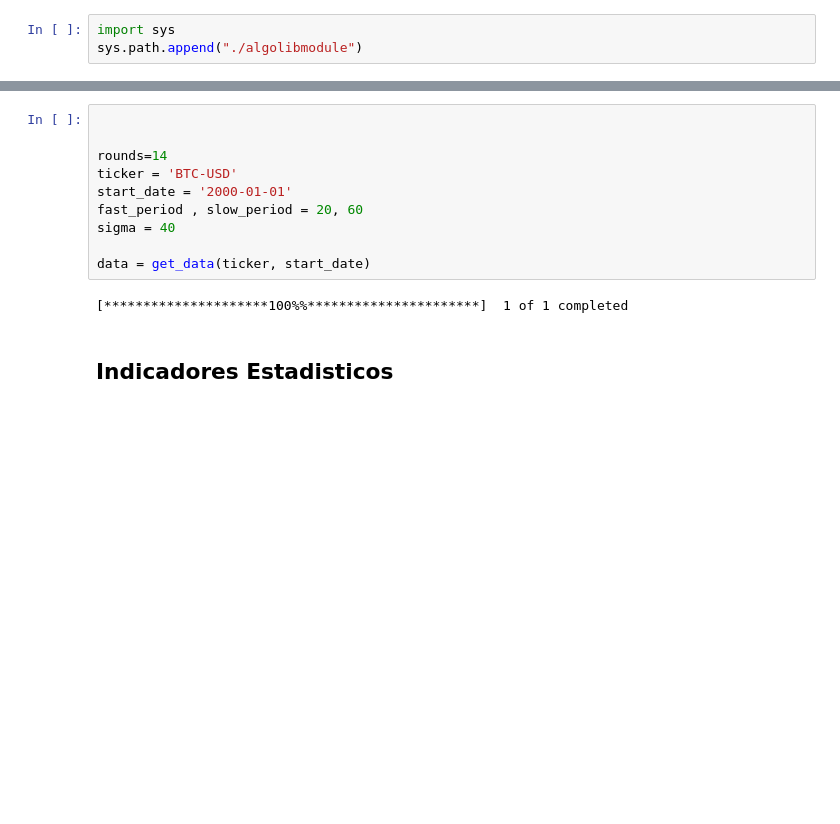
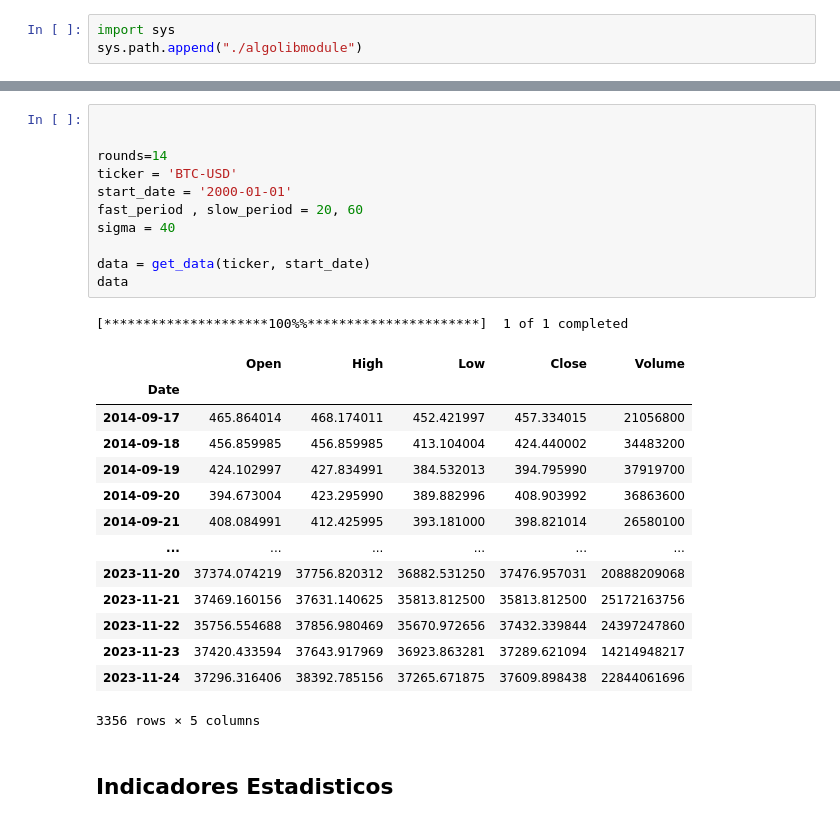
Before and after one commit to AlejandroDaneri/trabajo-profesional-fiuba, a Jupyter notebook: algo_lib/backtesting.ipynb, the cells around one changed output, grey strips where cells are left out. Cells and saved outputs as stored; diff of their text form; blank space fills up the shorter version.

```diff
--- a/algo_lib/backtesting.ipynb
+++ b/algo_lib/backtesting.ipynb
@@ -19,15 +20,30 @@ PIL 9.0.1 appdirs 1.4.4 apport_python_hook NA asttokens NA backcall 0.2.0 certif
 # %%
 
 
 rounds=14
 ticker = 'BTC-USD'
 start_date = '2000-01-01'
 fast_period , slow_period = 20, 60
 sigma = 40
 
 data = get_data(ticker, start_date)
+data
 # %% [output]
 [*********************100%%**********************]  1 of 1 completed
+|  | Open | High | Low | Close | Volume |
+| Date |  |  |  |  |  |
+| 2014-09-17 | 465.864014 | 468.174011 | 452.421997 | 457.334015 | 21056800 |
+| 2014-09-18 | 456.859985 | 456.859985 | 413.104004 | 424.440002 | 34483200 |
+| 2014-09-19 | 424.102997 | 427.834991 | 384.532013 | 394.795990 | 37919700 |
+| 2014-09-20 | 394.673004 | 423.295990 | 389.882996 | 408.903992 | 36863600 |
+| 2014-09-21 | 408.084991 | 412.425995 | 393.181000 | 398.821014 | 26580100 |
+| ... | ... | ... | ... | ... | ... |
+| 2023-11-20 | 37374.074219 | 37756.820312 | 36882.531250 | 37476.957031 | 20888209068 |
+| 2023-11-21 | 37469.160156 | 37631.140625 | 35813.812500 | 35813.812500 | 25172163756 |
+| 2023-11-22 | 35756.554688 | 37856.980469 | 35670.972656 | 37432.339844 | 24397247860 |
+| 2023-11-23 | 37420.433594 | 37643.917969 | 36923.863281 | 37289.621094 | 14214948217 |
+| 2023-11-24 | 37296.316406 | 38392.785156 | 37265.671875 | 37609.898438 | 22844061696 |
+3356 rows × 5 columns
 # %% [markdown]
 ## Indicadores Estadisticos
 # %% [markdown]
```
Also changed, not shown: parts of 9 cells of this notebook, 4 other files.
